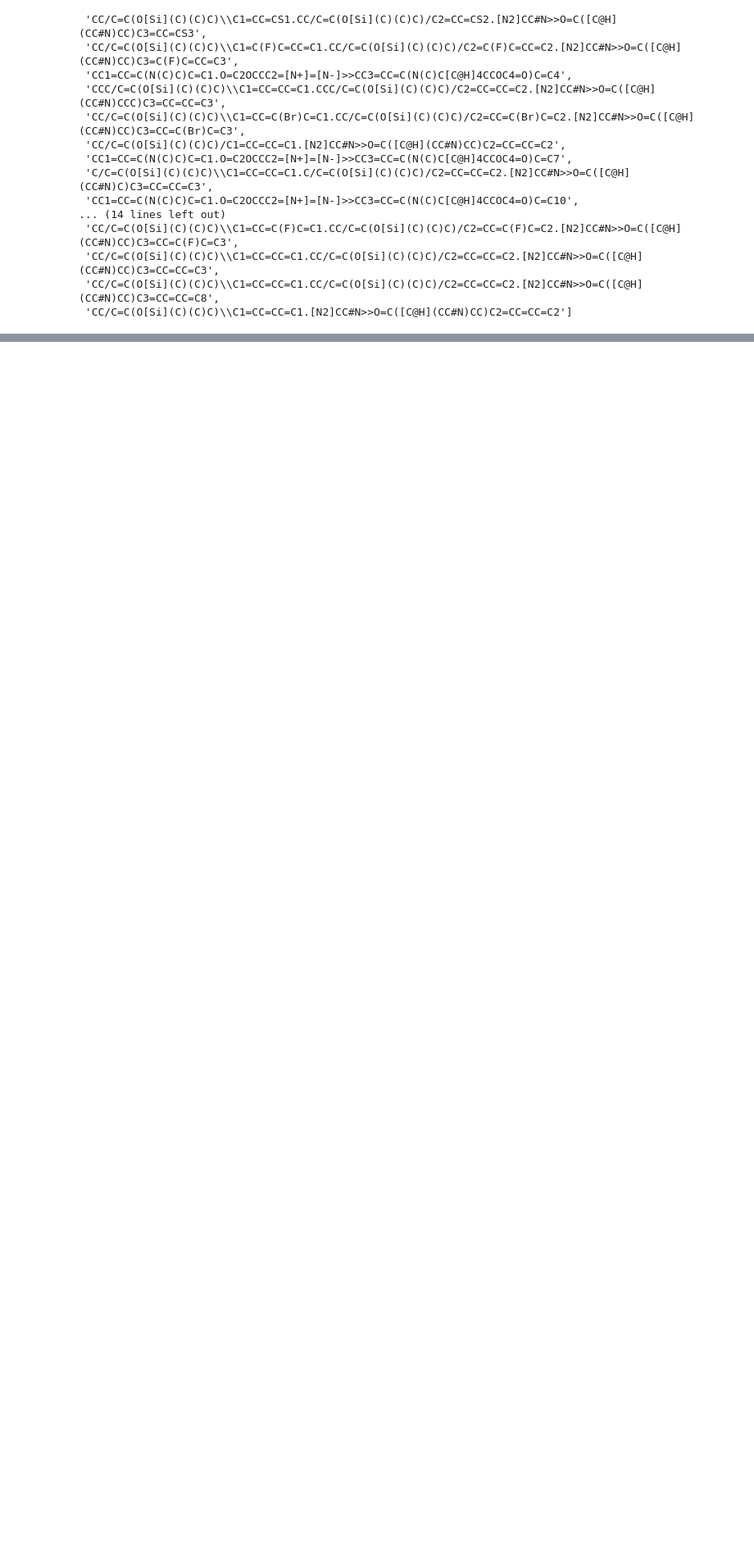
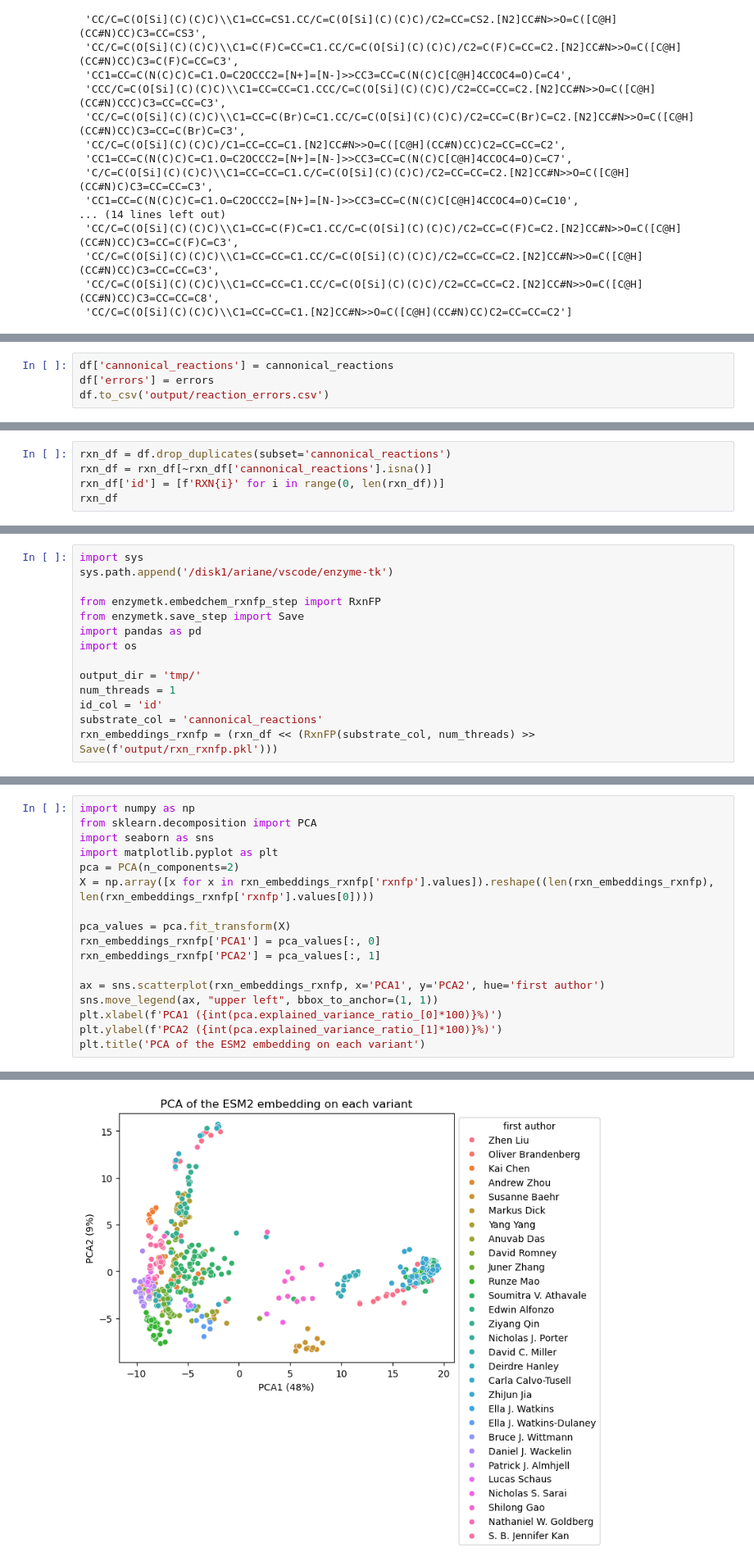
Before and after one commit to fhalab/EnzymeEngineeringDB, a Jupyter notebook: analysis/Reactions.ipynb, the cells around one changed output, grey strips where cells are left out. Shown at 82% size. Cells and saved outputs as stored; diff of their text form; blank space fills up the shorter version.

Commit message:
Updated reactions

```diff
--- a/analysis/Reactions.ipynb
+++ b/analysis/Reactions.ipynb
@@ -137,0 +180,4 @@ unable_to_convert
+# %%
+df['cannonical_reactions'] = cannonical_reactions
+df['errors'] = errors
+df.to_csv('output/reaction_errors.csv')
@@ -137,0 +190,5 @@ unable_to_convert
+# %%
+rxn_df = df.drop_duplicates(subset='cannonical_reactions')
+rxn_df = rxn_df[~rxn_df['cannonical_reactions'].isna()]
+rxn_df['id'] = [f'RXN{i}' for i in range(0, len(rxn_df))]
+rxn_df
@@ -137,0 +257,14 @@ unable_to_convert
+# %%
+import sys
+sys.path.append('/disk1/ariane/vscode/enzyme-tk')
+
+from enzymetk.embedchem_rxnfp_step import RxnFP
+from enzymetk.save_step import Save
+import pandas as pd
+import os
+
+output_dir = 'tmp/'
+num_threads = 1
+id_col = 'id'
+substrate_col = 'cannonical_reactions'
+rxn_embeddings_rxnfp = (rxn_df << (RxnFP(substrate_col, num_threads) >> Save(f'output/rxn_rxnfp.pkl')))
@@ -137,0 +289,18 @@ unable_to_convert
+# %%
+import numpy as np
+from sklearn.decomposition import PCA
+import seaborn as sns
+import matplotlib.pyplot as plt
+pca = PCA(n_components=2)
+X = np.array([x for x in rxn_embeddings_rxnfp['rxnfp'].values]).reshape((len(rxn_embeddings_rxnfp), len(rxn_embeddings_rxnfp['rxnfp'].values[0])))
+
+pca_values = pca.fit_transform(X)
+rxn_embeddings_rxnfp['PCA1'] = pca_values[:, 0]
+rxn_embeddings_rxnfp['PCA2'] = pca_values[:, 1]
+
+ax = sns.scatterplot(rxn_embeddings_rxnfp, x='PCA1', y='PCA2', hue='first author')
+sns.move_legend(ax, "upper left", bbox_to_anchor=(1, 1))
+plt.xlabel(f'PCA1 ({int(pca.explained_variance_ratio_[0]*100)}%)')
+plt.ylabel(f'PCA2 ({int(pca.explained_variance_ratio_[1]*100)}%)')
+plt.title('PCA of the ESM2 embedding on each variant')
+# %% [output]
@@ -137,0 +308 @@ unable_to_convert
+[figure, added]
```
Also changed, not shown: parts of 17 cells of this notebook.
